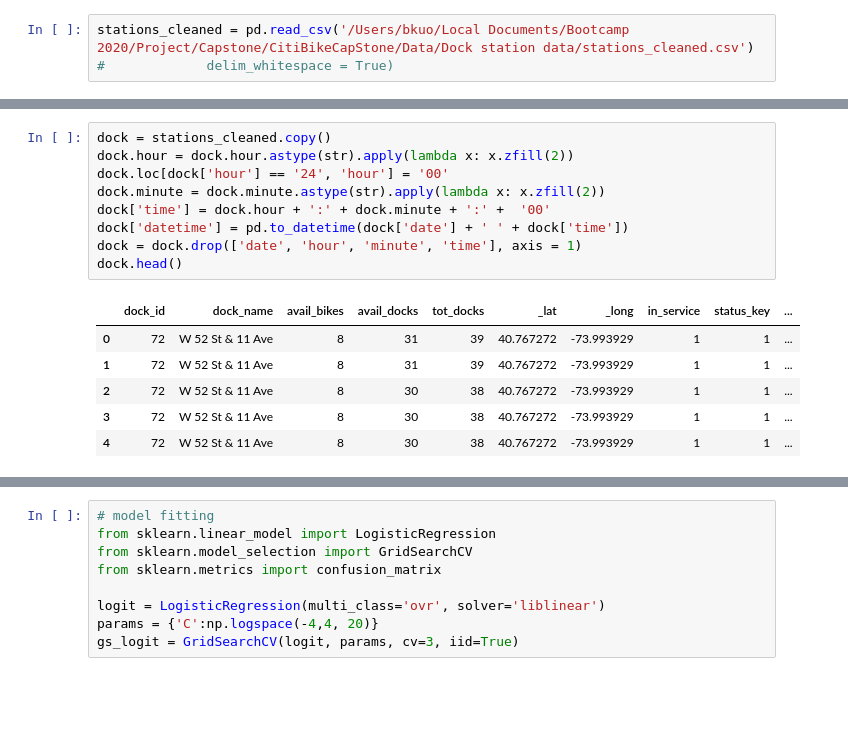
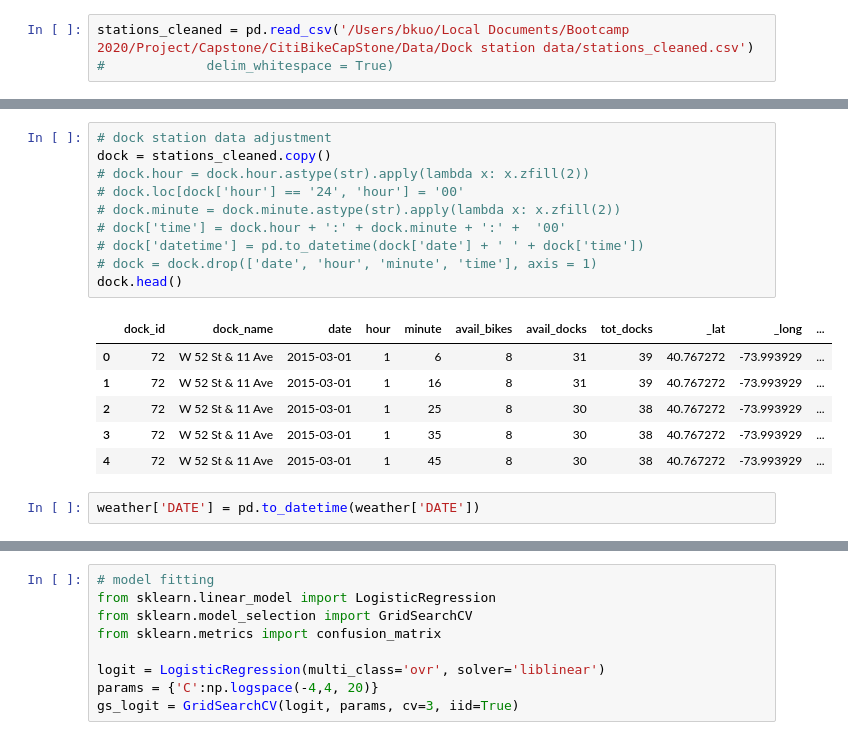
Before and after one commit to evan-kiolbassa/citibike, a Jupyter notebook: Models/logistic_regression_bk.ipynb, the cells around one changed output, grey strips where cells are left out. Drawn from its saved outputs; the diff is of its cells as text; blank space fills up the shorter version.

```diff
--- a/Models/logistic_regression_bk.ipynb
+++ b/Models/logistic_regression_bk.ipynb
@@ -4,16 +28,19 @@ stations_cleaned = pd.read_csv('/Users/bkuo/Local Documents/Bootcamp 2020/Projec
 # %%
+# dock station data adjustment
 dock = stations_cleaned.copy()
-dock.hour = dock.hour.astype(str).apply(lambda x: x.zfill(2))
-dock.loc[dock['hour'] == '24', 'hour'] = '00'
-dock.minute = dock.minute.astype(str).apply(lambda x: x.zfill(2))
-dock['time'] = dock.hour + ':' + dock.minute + ':' +  '00'
-dock['datetime'] = pd.to_datetime(dock['date'] + ' ' + dock['time'])
-dock = dock.drop(['date', 'hour', 'minute', 'time'], axis = 1)
+# dock.hour = dock.hour.astype(str).apply(lambda x: x.zfill(2))
+# dock.loc[dock['hour'] == '24', 'hour'] = '00'
+# dock.minute = dock.minute.astype(str).apply(lambda x: x.zfill(2))
+# dock['time'] = dock.hour + ':' + dock.minute + ':' +  '00'
+# dock['datetime'] = pd.to_datetime(dock['date'] + ' ' + dock['time'])
+# dock = dock.drop(['date', 'hour', 'minute', 'time'], axis = 1)
 dock.head()
 # %% [output]
-|  | dock_id | dock_name | avail_bikes | avail_docks | tot_docks | _lat | _long | in_service | status_key | ... |
-| 0 | 72 | W 52 St & 11 Ave | 8 | 31 | 39 | 40.767272 | -73.993929 | 1 | 1 | ... |
-| 1 | 72 | W 52 St & 11 Ave | 8 | 31 | 39 | 40.767272 | -73.993929 | 1 | 1 | ... |
-| 2 | 72 | W 52 St & 11 Ave | 8 | 30 | 38 | 40.767272 | -73.993929 | 1 | 1 | ... |
-| 3 | 72 | W 52 St & 11 Ave | 8 | 30 | 38 | 40.767272 | -73.993929 | 1 | 1 | ... |
-| 4 | 72 | W 52 St & 11 Ave | 8 | 30 | 38 | 40.767272 | -73.993929 | 1 | 1 | ... |
+|  | dock_id | dock_name | date | hour | minute | avail_bikes | avail_docks | tot_docks | _lat | _long | ... |
+| 0 | 72 | W 52 St & 11 Ave | 2015-03-01 | 1 | 6 | 8 | 31 | 39 | 40.767272 | -73.993929 | ... |
+| 1 | 72 | W 52 St & 11 Ave | 2015-03-01 | 1 | 16 | 8 | 31 | 39 | 40.767272 | -73.993929 | ... |
+| 2 | 72 | W 52 St & 11 Ave | 2015-03-01 | 1 | 25 | 8 | 30 | 38 | 40.767272 | -73.993929 | ... |
+| 3 | 72 | W 52 St & 11 Ave | 2015-03-01 | 1 | 35 | 8 | 30 | 38 | 40.767272 | -73.993929 | ... |
+| 4 | 72 | W 52 St & 11 Ave | 2015-03-01 | 1 | 45 | 8 | 30 | 38 | 40.767272 | -73.993929 | ... |
+# %%
+weather['DATE'] = pd.to_datetime(weather['DATE'])
```
Also changed, not shown: parts of 19 cells of this notebook, 4 other files.
